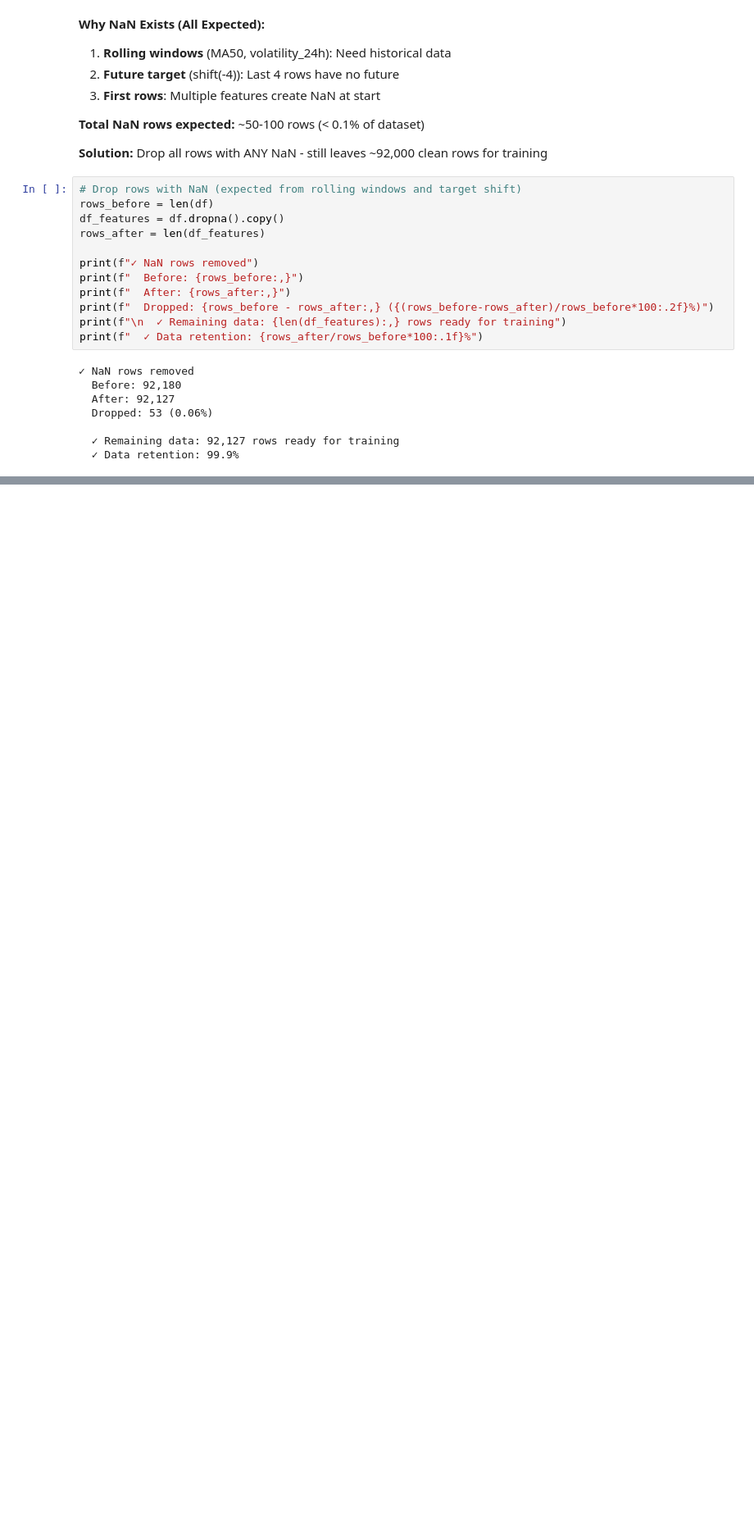
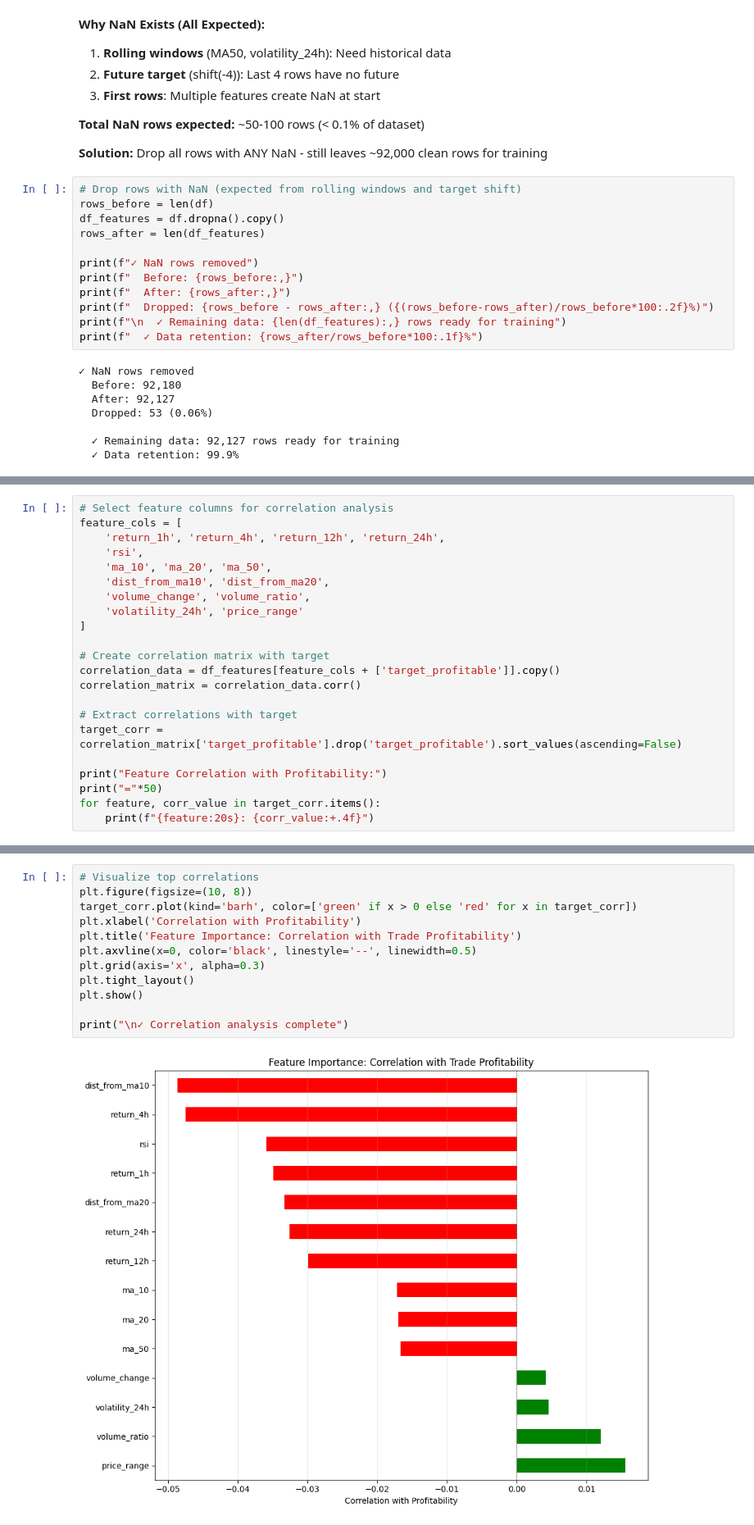
Before and after one commit to iliana-marquez/trade-care, a Jupyter notebook: jupyter_notebooks/3_FeatureEngineering.ipynb, the cells around one changed output, grey strips where cells are left out. Shown at 82% size. Saved outputs shown, nothing was run; the diff lists cells and outputs as text; blank space fills up the shorter version.

Commit message:
feature_engineering: add correlation study for both business requeriments

```diff
--- a/jupyter_notebooks/3_FeatureEngineering.ipynb
+++ b/jupyter_notebooks/3_FeatureEngineering.ipynb
@@ -576,0 +595,22 @@ print(f"  ✓ Data retention: {rows_after/rows_before*100:.1f}%")
+# %%
+# Select feature columns for correlation analysis
+feature_cols = [
+    'return_1h', 'return_4h', 'return_12h', 'return_24h',
+    'rsi',
+    'ma_10', 'ma_20', 'ma_50',
+    'dist_from_ma10', 'dist_from_ma20',
+    'volume_change', 'volume_ratio',
+    'volatility_24h', 'price_range'
+]
+
+# Create correlation matrix with target
+correlation_data = df_features[feature_cols + ['target_profitable']].copy()
+correlation_matrix = correlation_data.corr()
+
+# Extract correlations with target
+target_corr = correlation_matrix['target_profitable'].drop('target_profitable').sort_values(ascending=False)
+
+print("Feature Correlation with Profitability:")
+print("="*50)
+for feature, corr_value in target_corr.items():
+    print(f"{feature:20s}: {corr_value:+.4f}")
@@ -576,0 +634,14 @@ print(f"  ✓ Data retention: {rows_after/rows_before*100:.1f}%")
+# %%
+# Visualize top correlations
+plt.figure(figsize=(10, 8))
+target_corr.plot(kind='barh', color=['green' if x > 0 else 'red' for x in target_corr])
+plt.xlabel('Correlation with Profitability')
+plt.title('Feature Importance: Correlation with Trade Profitability')
+plt.axvline(x=0, color='black', linestyle='--', linewidth=0.5)
+plt.grid(axis='x', alpha=0.3)
+plt.tight_layout()
+plt.show()
+
+print("\n✓ Correlation analysis complete")
+# %% [output]
+[figure, added]
```
Also changed, not shown: parts of 6 cells of this notebook.
